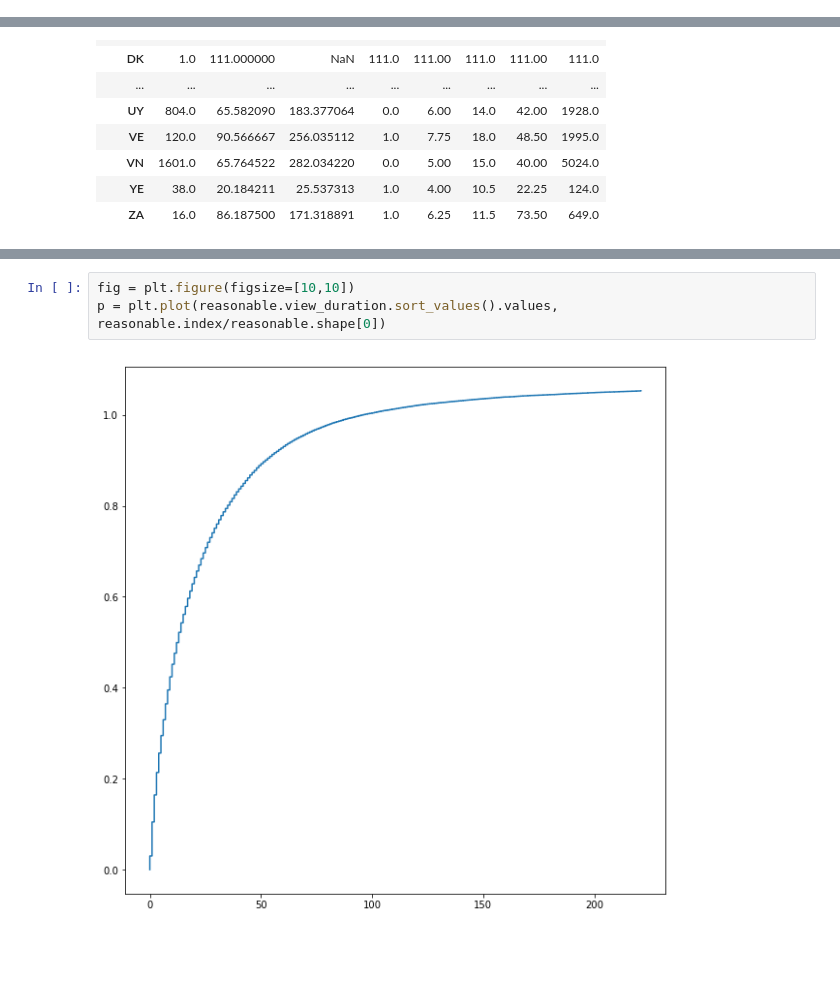
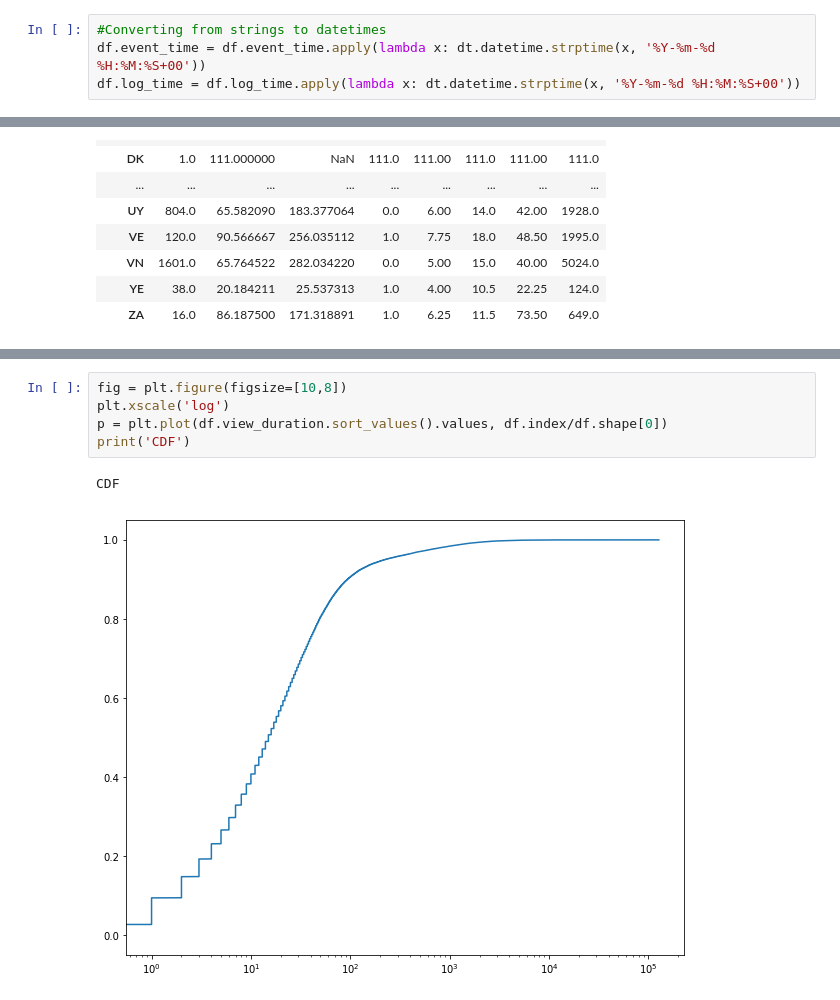
Before and after one commit to OisinB/notebooks, a Jupyter notebook: data_analysis/view_duration.ipynb, the cells around one changed output, grey strips where cells are left out. Drawn from its saved outputs; the diff is of its cells as text; blank space fills up the shorter version.

Commit message:
Added loglog plots, but rounding into seconds making hist difficult

```diff
--- a/data_analysis/view_duration.ipynb
+++ b/data_analysis/view_duration.ipynb
@@ -12,3 +25,7 @@ df.head()
 | 3 | 2017-08-04 21:24:09+00 | 2017-08-04 21:34:20+00 | NaN | view_duration | NaN | NaN | NaN | SA | ar | ... |
 | 4 | 2017-08-20 15:07:46+00 | 2017-08-20 15:07:50+00 | NaN | view_duration | NaN | NaN | NaN | SA | ar | ... |
 5 rows × 38 columns
+# %%
+#Converting from strings to datetimes
+df.event_time = df.event_time.apply(lambda x: dt.datetime.strptime(x, '%Y-%m-%d %H:%M:%S+00'))
+df.log_time = df.log_time.apply(lambda x: dt.datetime.strptime(x, '%Y-%m-%d %H:%M:%S+00'))
@@ -88,6 +174,9 @@ ax.set_xlabel('Minute')
 # %%
-fig = plt.figure(figsize=[10,10])
-p = plt.plot(reasonable.view_duration.sort_values().values, reasonable.index/reasonable.shape[0])
+fig = plt.figure(figsize=[10,8])
+plt.xscale('log')
+p = plt.plot(df.view_duration.sort_values().values, df.index/df.shape[0])
+print('CDF')
 # %% [output]
+CDF
-[figure, old version]
+[figure, new version]
 # %%
```
Also changed, not shown: parts of 19 cells of this notebook.
